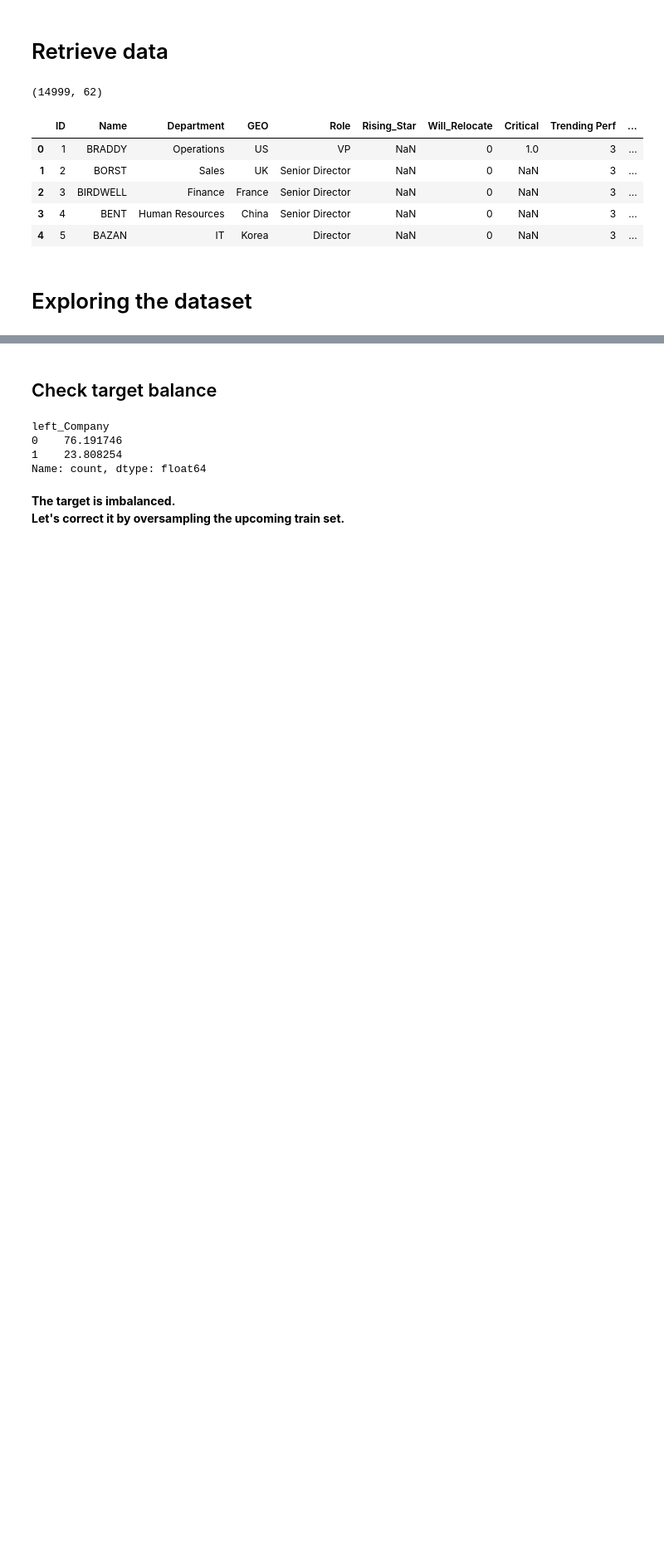
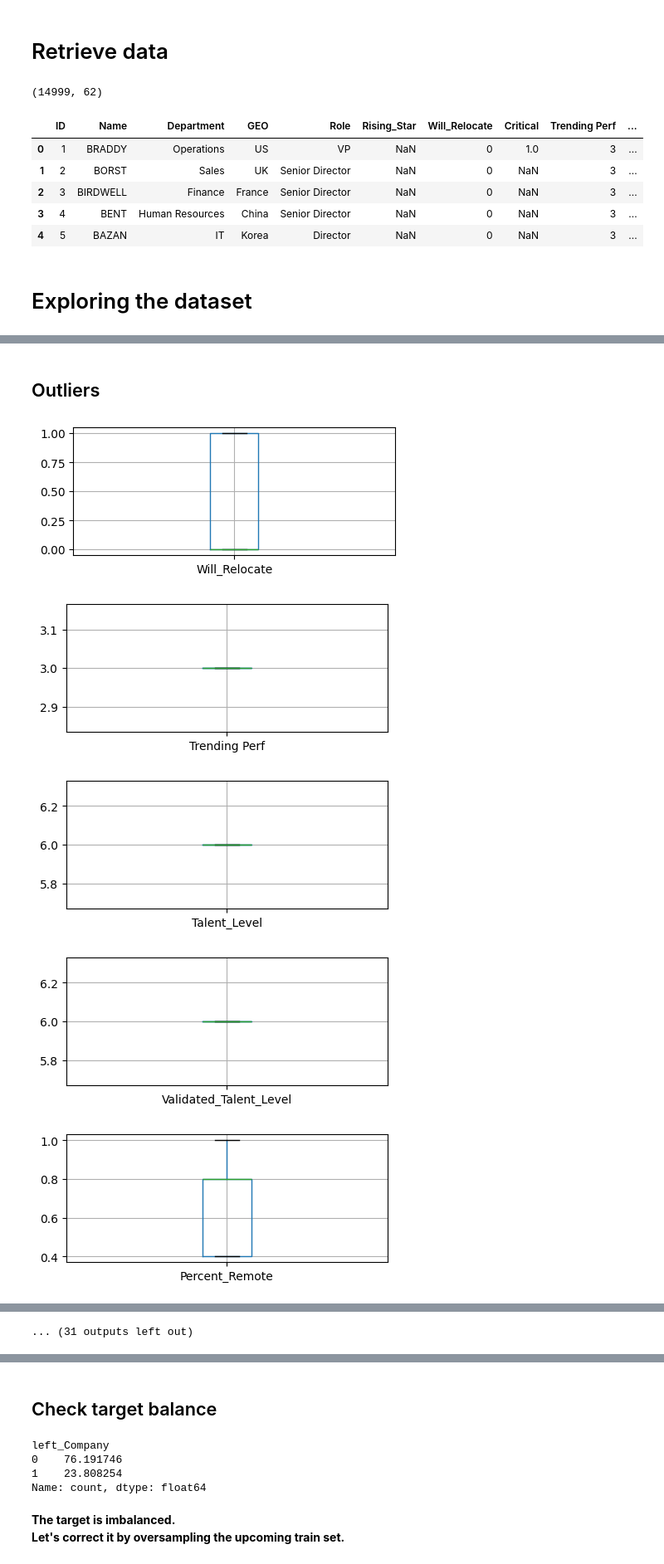
Before and after one commit to Emroullier/hr-data-analytics, a Jupyter notebook: notebooks/simple_log_regression.ipynb, the cells around one changed output, grey strips where cells are left out. Shown: that part at 83% size. Saved outputs shown, nothing was run; the diff lists cells and outputs as text; code cells hidden in the pictures; blank space fills up the shorter version.

```diff
--- a/notebooks/simple_log_regression.ipynb
+++ b/notebooks/simple_log_regression.ipynb
@@ -92,0 +164,15 @@ dataset.head()
+# %% [markdown]
+## Outliers
+# %%
+#Check for outliers
+cols = X.columns.to_list()
+
+for index, col in enumerate(cols):
+        plt.figure(figsize=(5,2))
+        X.boxplot(column=col);
+# %% [output]
+[figure, added]
+[figure, added]
+[figure, added]
+[figure, added]
+[figure, added]
@@ -92,0 +186 @@ dataset.head()
+... (31 outputs left out)
```
Also changed, not shown: parts of 66 cells of this notebook.
